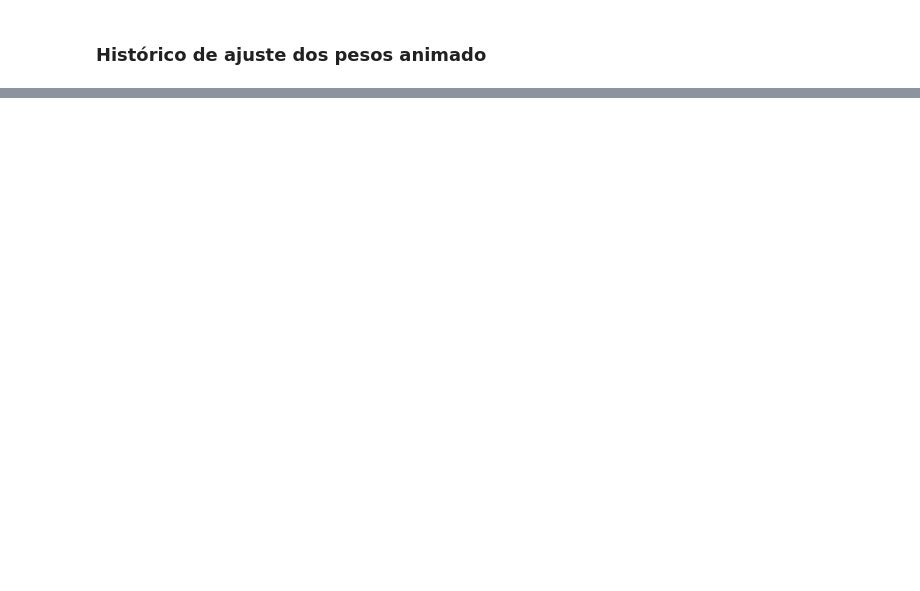
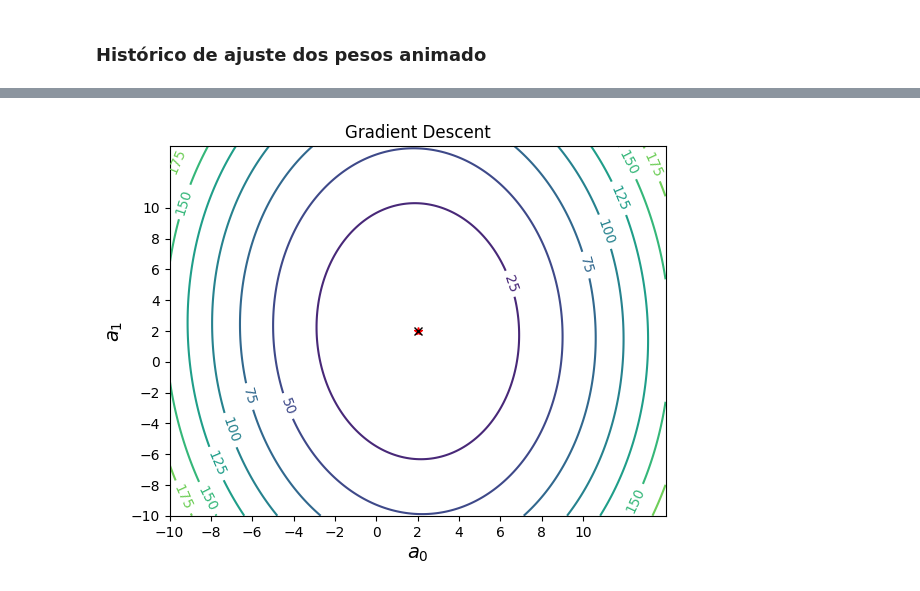
Before and after one commit to luiz10ml/tp555-ml, a Jupyter notebook: exemplos/linear-regression/linear_regression_with_gradient_descent_exemplo3.ipynb, the cells around one changed output, grey strips where cells are left out. Drawn from its saved outputs; the diff is of its cells as text; code cells hidden in the pictures; blank space fills up the shorter version.

```diff
--- a/exemplos/linear-regression/linear_regression_with_gradient_descent_exemplo3.ipynb
+++ b/exemplos/linear-regression/linear_regression_with_gradient_descent_exemplo3.ipynb
@@ -336,10 +347,11 @@ def init():
     return ln,
 
 def update(frame):
-    ln.set_data(a_hist[0, frame], a_hist[1, frame])
+    ln.set_data([a_hist[0, frame]], [a_hist[1, frame]])  # Ensure x and y are sequences
     return ln,
 
 ani2 = FuncAnimation(fig, update, frames=200, init_func=init, blit=False, interval=1000)
 display(HTML(ani2.to_html5_video()))
 
 #ani2.save('animated_linear_regression_contour.mp4', fps=30, extra_args=['-vcodec', 'libx264'])
+# %% [output]
@@ -345,0 +359 @@ display(HTML(ani2.to_html5_video()))
+[figure, added]
```
Also changed, not shown: parts of 10 cells of this notebook.
